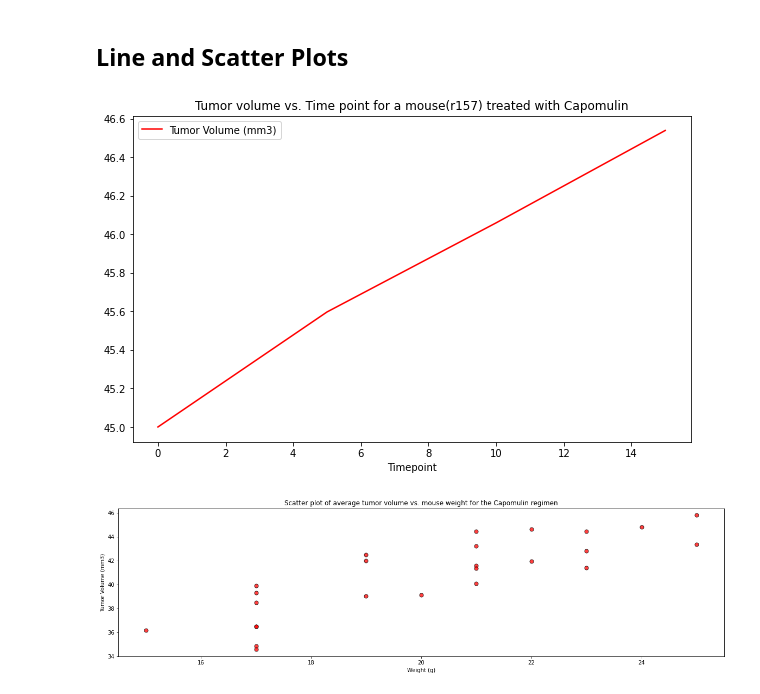
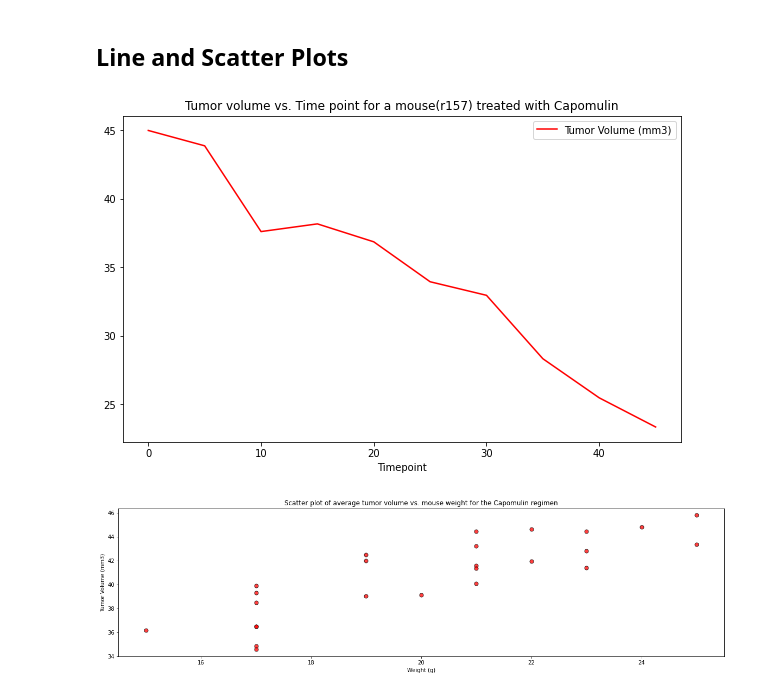
Before and after one commit to VijetaPuthran/Matplotlib, a Jupyter notebook: Pymaceuticals/pymaceuticals_starter.ipynb, the cells around one changed output. Cells and saved outputs as stored; diff of their text form; code cells hidden in the pictures.

```diff
--- a/Pymaceuticals/pymaceuticals_starter.ipynb
+++ b/Pymaceuticals/pymaceuticals_starter.ipynb
@@ -426,16 +382,16 @@ Values above 87.66645829999999 could be outliers.
 # %%
 # Generate a line plot of tumor volume vs. time point for a mouse treated with Capomulin
 capomulin_plot = merged_data.loc[merged_data['Drug Regimen'] == 'Capomulin']
-#capomulin_lineplot --reference mouse for plot selected: r157
-mouse_id = capomulin_plot.loc[capomulin_plot['Mouse ID'] == 'r157']
+#capomulin_lineplot --reference mouse for plot selected: s185
+mouse_id = capomulin_plot.loc[capomulin_plot['Mouse ID'] == 's185']
 mouse_id = mouse_id.loc[:, ['Timepoint', 'Tumor Volume (mm3)']].reset_index(drop=True)
 x_axis = mouse_id['Timepoint']
 y_label = mouse_id['Tumor Volume (mm3)']
 mouse_id.set_index('Timepoint').plot(figsize=(10,6),
                     title = 'Tumor volume vs. Time point for a mouse(r157) treated with Capomulin', color="red")
 plt.savefig("../Images/Line_plot_Capomulin.png")
 # %% [output]
-[figure, old version]
+[figure, new version]
 # %%
 # Generate a scatter plot of average tumor volume vs. mouse weight for the Capomulin regimen
 capomulin_plot.head()
```
Also changed, not shown: parts of 15 cells of this notebook, 7 other files.
